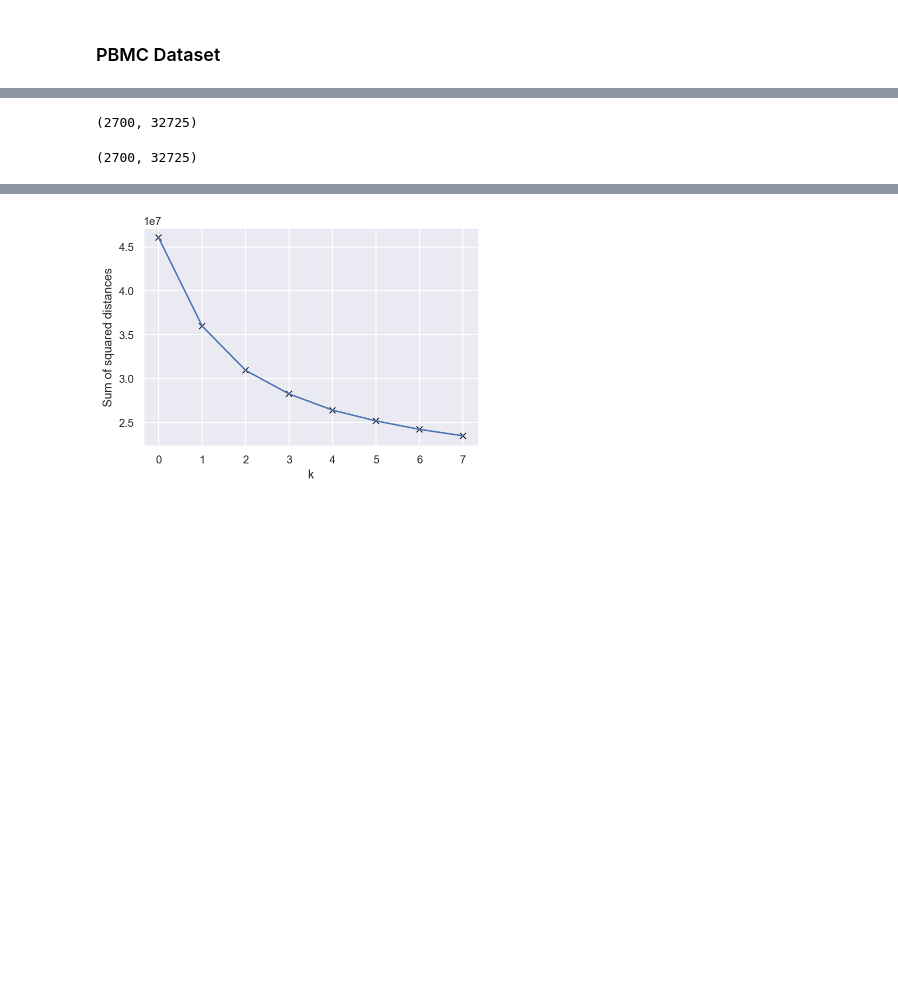
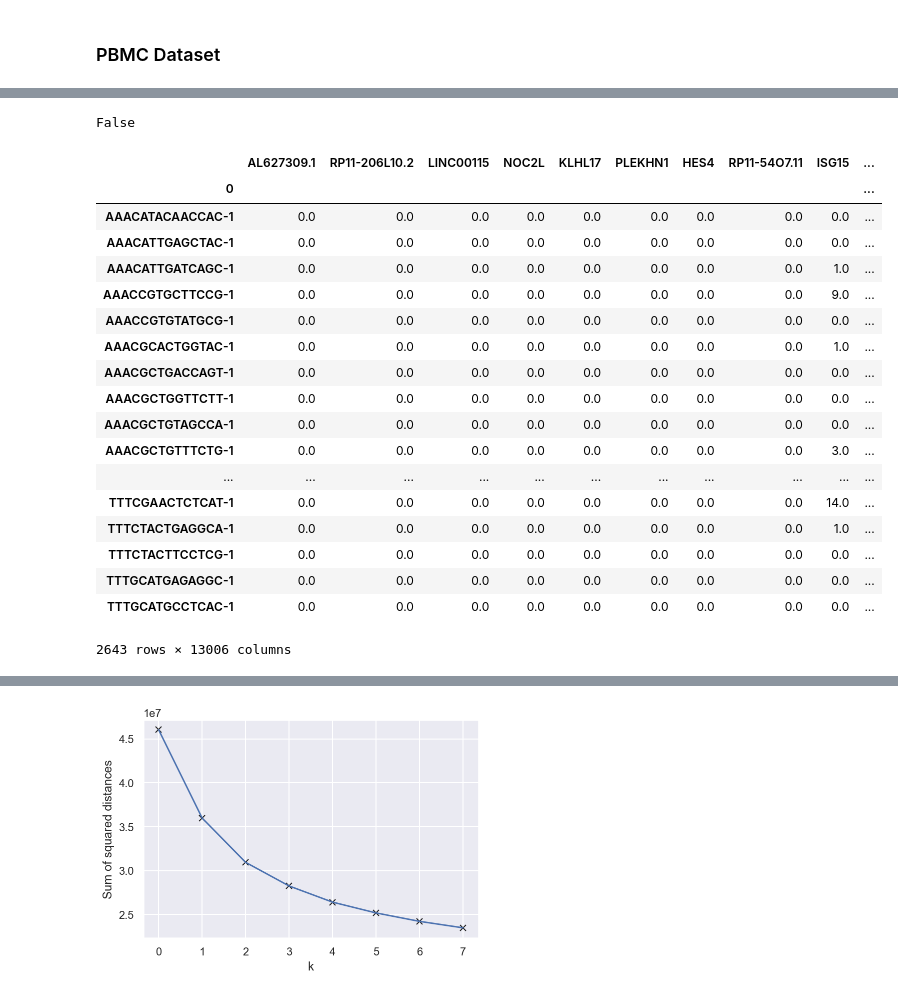
Before and after one commit to datascience-mobi/project-04-group-04, a Jupyter notebook: Analysis sheet.ipynb, the cells around one changed output, grey strips where cells are left out. Cells and saved outputs as stored; diff of their text form; code cells hidden in the pictures; blank space fills up the shorter version.

```diff
--- a/Analysis sheet.ipynb
+++ b/Analysis sheet.ipynb
@@ -747,10 +759,28 @@ Index(['MIR1302-10', 'FAM138A', 'OR4F5', 'RP11-34P13.7', 'RP11-34P13.8',
-# %%
-ar_data.shape
-# %% [output]
-(2700, 32725)
 # %%
-ar_data = ar_data[ar_data.columns[ar_data.columns.str.startswith("MT-") == False]]
+ar_data = ar_data[np.sum(ar_data[ar_data.columns[ar_data.columns.str.startswith("MT-") == True]],axis=1)/np.sum(ar_data,axis=1) <= 0.05]
+# %%
+np.any(ar_data["MIR1302-10"]) >= 1
+# %% [output]
+False
 # %%
-ar_data[ar_data.astype(bool).sum(axis=1) >= 200].shape
+ar_data.T[(ar_data.astype(bool).sum(axis=0) > 3)].T
 # %% [output]
+|  | AL627309.1 | RP11-206L10.2 | LINC00115 | NOC2L | KLHL17 | PLEKHN1 | HES4 | RP11-54O7.11 | ISG15 | ... |
+| 0 |  |  |  |  |  |  |  |  |  | ... |
+| AAACATACAACCAC-1 | 0.0 | 0.0 | 0.0 | 0.0 | 0.0 | 0.0 | 0.0 | 0.0 | 0.0 | ... |
+| AAACATTGAGCTAC-1 | 0.0 | 0.0 | 0.0 | 0.0 | 0.0 | 0.0 | 0.0 | 0.0 | 0.0 | ... |
+| AAACATTGATCAGC-1 | 0.0 | 0.0 | 0.0 | 0.0 | 0.0 | 0.0 | 0.0 | 0.0 | 1.0 | ... |
+| AAACCGTGCTTCCG-1 | 0.0 | 0.0 | 0.0 | 0.0 | 0.0 | 0.0 | 0.0 | 0.0 | 9.0 | ... |
+| AAACCGTGTATGCG-1 | 0.0 | 0.0 | 0.0 | 0.0 | 0.0 | 0.0 | 0.0 | 0.0 | 0.0 | ... |
+| AAACGCACTGGTAC-1 | 0.0 | 0.0 | 0.0 | 0.0 | 0.0 | 0.0 | 0.0 | 0.0 | 1.0 | ... |
+| AAACGCTGACCAGT-1 | 0.0 | 0.0 | 0.0 | 0.0 | 0.0 | 0.0 | 0.0 | 0.0 | 0.0 | ... |
+| AAACGCTGGTTCTT-1 | 0.0 | 0.0 | 0.0 | 0.0 | 0.0 | 0.0 | 0.0 | 0.0 | 0.0 | ... |
+| AAACGCTGTAGCCA-1 | 0.0 | 0.0 | 0.0 | 0.0 | 0.0 | 0.0 | 0.0 | 0.0 | 0.0 | ... |
+| AAACGCTGTTTCTG-1 | 0.0 | 0.0 | 0.0 | 0.0 | 0.0 | 0.0 | 0.0 | 0.0 | 3.0 | ... |
+| ... | ... | ... | ... | ... | ... | ... | ... | ... | ... | ... |
+| TTTCGAACTCTCAT-1 | 0.0 | 0.0 | 0.0 | 0.0 | 0.0 | 0.0 | 0.0 | 0.0 | 14.0 | ... |
+| TTTCTACTGAGGCA-1 | 0.0 | 0.0 | 0.0 | 0.0 | 0.0 | 0.0 | 0.0 | 0.0 | 1.0 | ... |
+| TTTCTACTTCCTCG-1 | 0.0 | 0.0 | 0.0 | 0.0 | 0.0 | 0.0 | 0.0 | 0.0 | 0.0 | ... |
+| TTTGCATGAGAGGC-1 | 0.0 | 0.0 | 0.0 | 0.0 | 0.0 | 0.0 | 0.0 | 0.0 | 0.0 | ... |
+| TTTGCATGCCTCAC-1 | 0.0 | 0.0 | 0.0 | 0.0 | 0.0 | 0.0 | 0.0 | 0.0 | 0.0 | ... |
-(2700, 32725)
+2643 rows × 13006 columns
```
Also changed, not shown: parts of 4 cells of this notebook.
